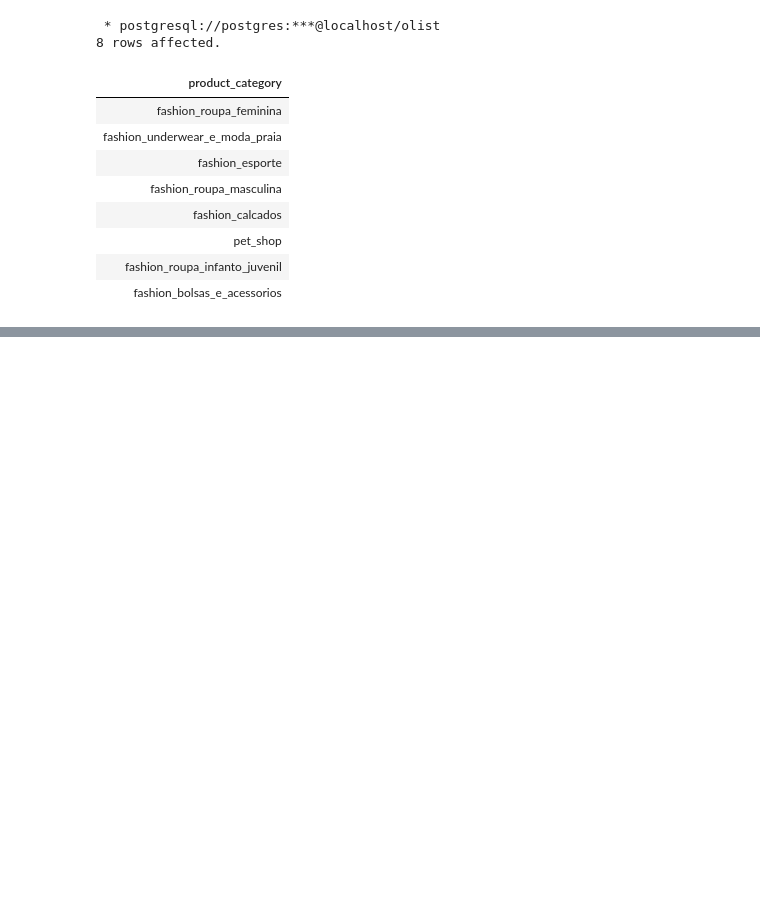
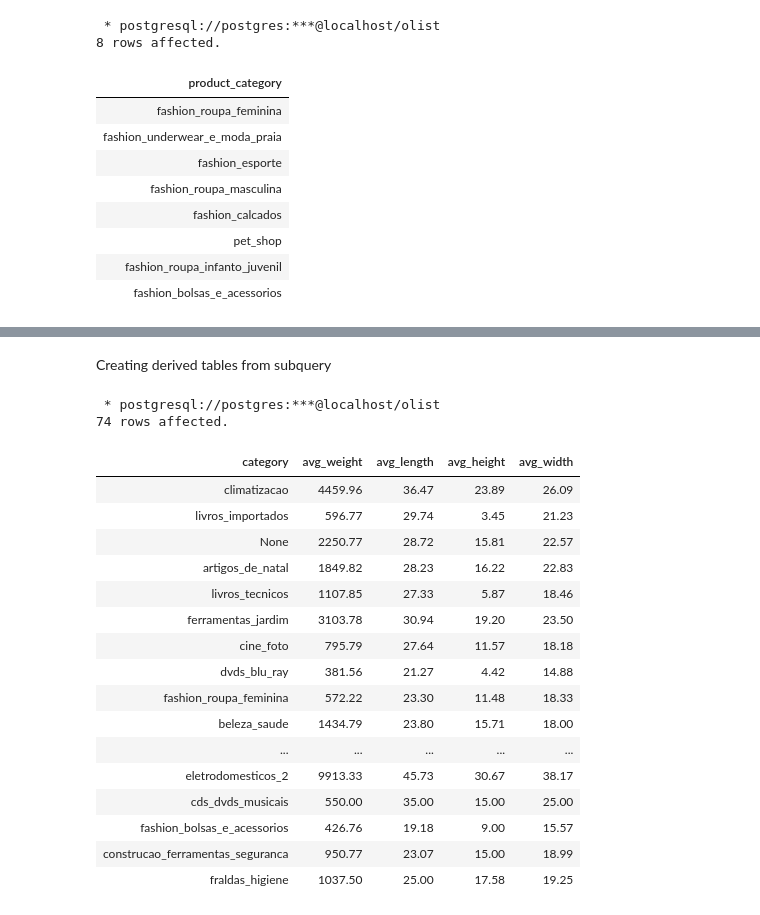
Before and after one commit to nabeel-io/olist_database_analysis, a Jupyter notebook: Untitled.ipynb, the cells around one changed output, grey strips where cells are left out. Saved outputs shown, nothing was run; the diff lists cells and outputs as text; code cells hidden in the pictures; blank space fills up the shorter version.

Commit message:
Subquery added

```diff
--- a/Untitled.ipynb
+++ b/Untitled.ipynb
@@ -166,0 +280,36 @@ ORDER BY product_length_cm DESC;
+# %% [markdown]
+Creating derived tables from subquery
+# %%
+%%sql
+SELECT category,
+       ROUND(AVG(weight),2) AS avg_weight,
+       ROUND(AVG(length),2) AS avg_length,
+       ROUND(AVG(height),2) AS avg_height,
+       ROUND(AVG(width),2) AS avg_width
+FROM(SELECT product_category AS category,
+       product_weight_grams AS weight,
+       product_length_cm AS length,
+       product_height_cm AS height,
+       product_width_cm AS width
+       FROM products) AS dimensions
+GROUP BY category
+# %% [output]
+ * postgresql://postgres:***@localhost/olist
+74 rows affected.
+| category | avg_weight | avg_length | avg_height | avg_width |
+| climatizacao | 4459.96 | 36.47 | 23.89 | 26.09 |
+| livros_importados | 596.77 | 29.74 | 3.45 | 21.23 |
+| None | 2250.77 | 28.72 | 15.81 | 22.57 |
+| artigos_de_natal | 1849.82 | 28.23 | 16.22 | 22.83 |
+| livros_tecnicos | 1107.85 | 27.33 | 5.87 | 18.46 |
+| ferramentas_jardim | 3103.78 | 30.94 | 19.20 | 23.50 |
+| cine_foto | 795.79 | 27.64 | 11.57 | 18.18 |
+| dvds_blu_ray | 381.56 | 21.27 | 4.42 | 14.88 |
+| fashion_roupa_feminina | 572.22 | 23.30 | 11.48 | 18.33 |
+| beleza_saude | 1434.79 | 23.80 | 15.71 | 18.00 |
+| ... | ... | ... | ... | ... |
+| eletrodomesticos_2 | 9913.33 | 45.73 | 30.67 | 38.17 |
+| cds_dvds_musicais | 550.00 | 35.00 | 15.00 | 25.00 |
+| fashion_bolsas_e_acessorios | 426.76 | 19.18 | 9.00 | 15.57 |
+| construcao_ferramentas_seguranca | 950.77 | 23.07 | 15.00 | 18.99 |
+| fraldas_higiene | 1037.50 | 25.00 | 17.58 | 19.25 |
```
Also changed, not shown: parts of 10 cells of this notebook.
